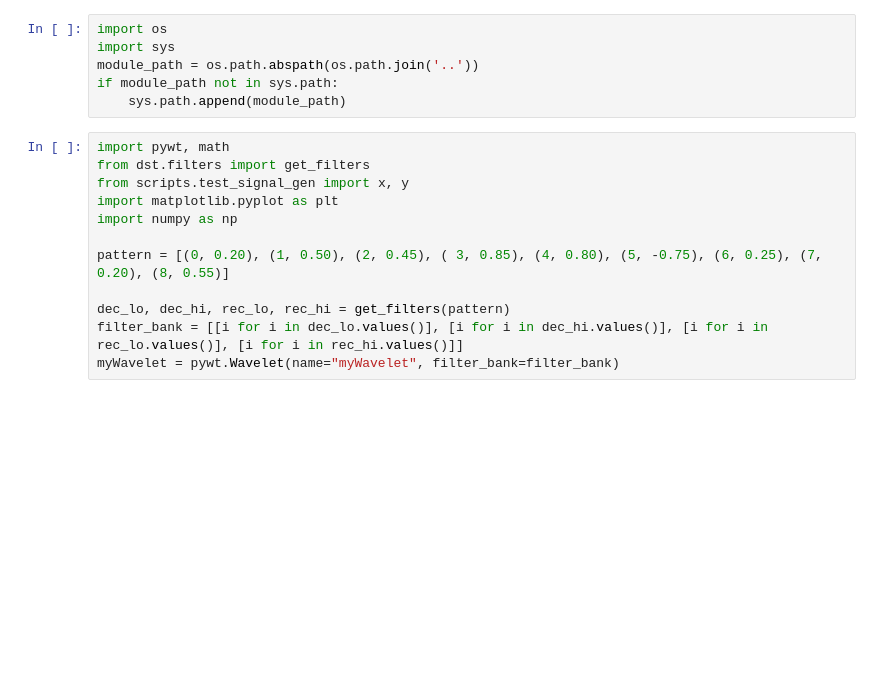
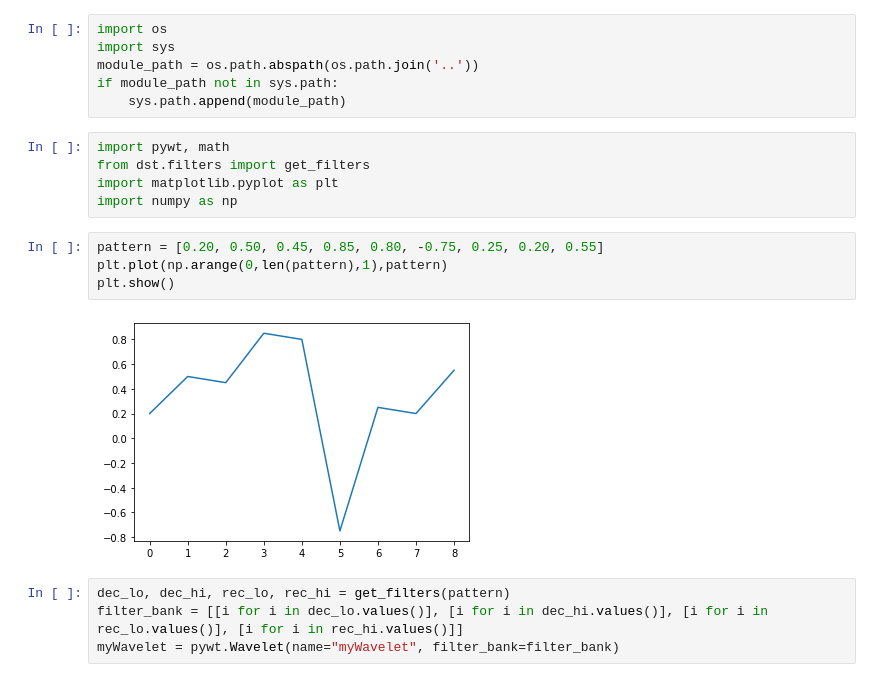
Before and after one commit to adrian13579/discrete-shapelet-transform, a Jupyter notebook: notebooks/1D_signal_example.ipynb, the cells around one changed output. Cells and saved outputs as stored; diff of their text form; blank space fills up the shorter version.

```diff
--- a/notebooks/1D_signal_example.ipynb
+++ b/notebooks/1D_signal_example.ipynb
@@ -7,14 +7,17 @@ if module_path not in sys.path:
 # %%
 import pywt, math
 from dst.filters import get_filters
-from scripts.test_signal_gen import x, y
 import matplotlib.pyplot as plt
 import numpy as np
-
-pattern = [(0, 0.20), (1, 0.50), (2, 0.45), ( 3, 0.85), (4, 0.80), (5, -0.75), (6, 0.25), (7, 0.20), (8, 0.55)]
-
-dec_lo, dec_hi, rec_lo, rec_hi = get_filters(pattern)
-filter_bank = [[i for i in dec_lo.values()], [i for i in dec_hi.values()], [i for i in rec_lo.values()], [i for i in rec_hi.values()]]
-myWavelet = pywt.Wavelet(name="myWavelet", filter_bank=filter_bank)
+# %%
+pattern = [0.20, 0.50, 0.45, 0.85, 0.80, -0.75, 0.25, 0.20, 0.55]
+plt.plot(np.arange(0,len(pattern),1),pattern)
+plt.show()
+# %% [output]
+[figure, added]
+# %%
+dec_lo, dec_hi, rec_lo, rec_hi = get_filters(pattern)
+filter_bank = [[i for i in dec_lo.values()], [i for i in dec_hi.values()], [i for i in rec_lo.values()], [i for i in rec_hi.values()]]
+myWavelet = pywt.Wavelet(name="myWavelet", filter_bank=filter_bank)
 # %%
 phi_d, psi_d, phi_r, psi_r, x = myWavelet.wavefun(5)
```
Also changed, not shown: parts of 4 cells of this notebook, 2 other files.
